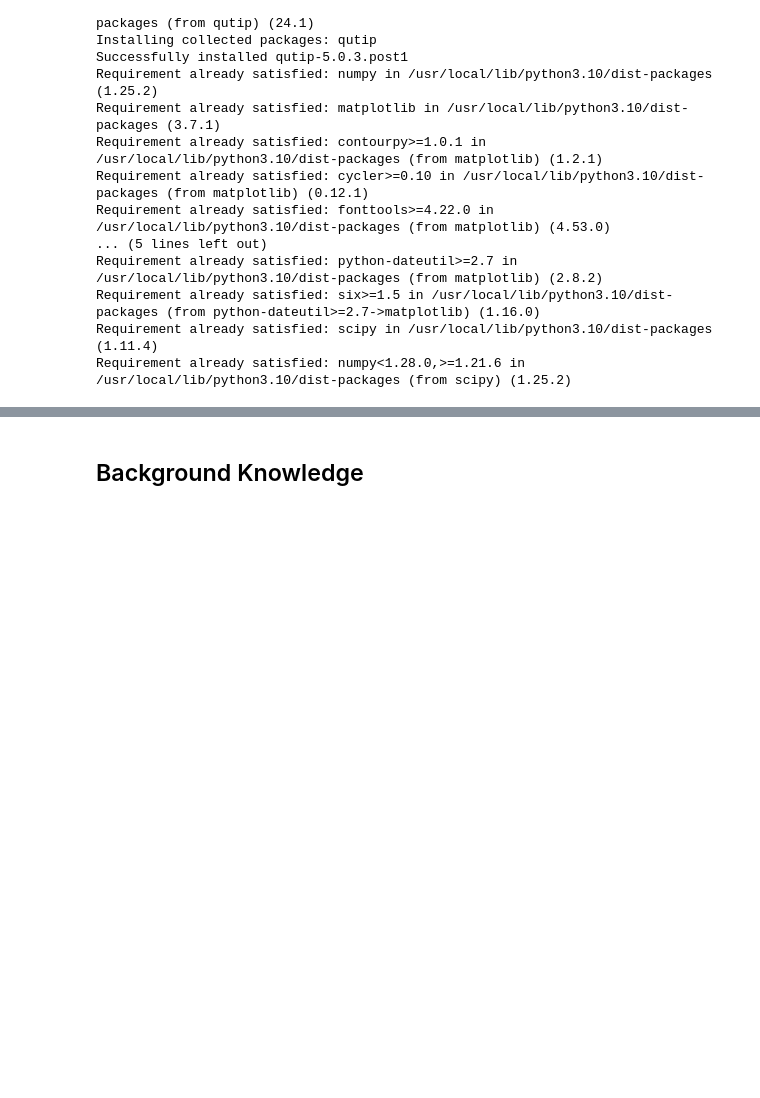
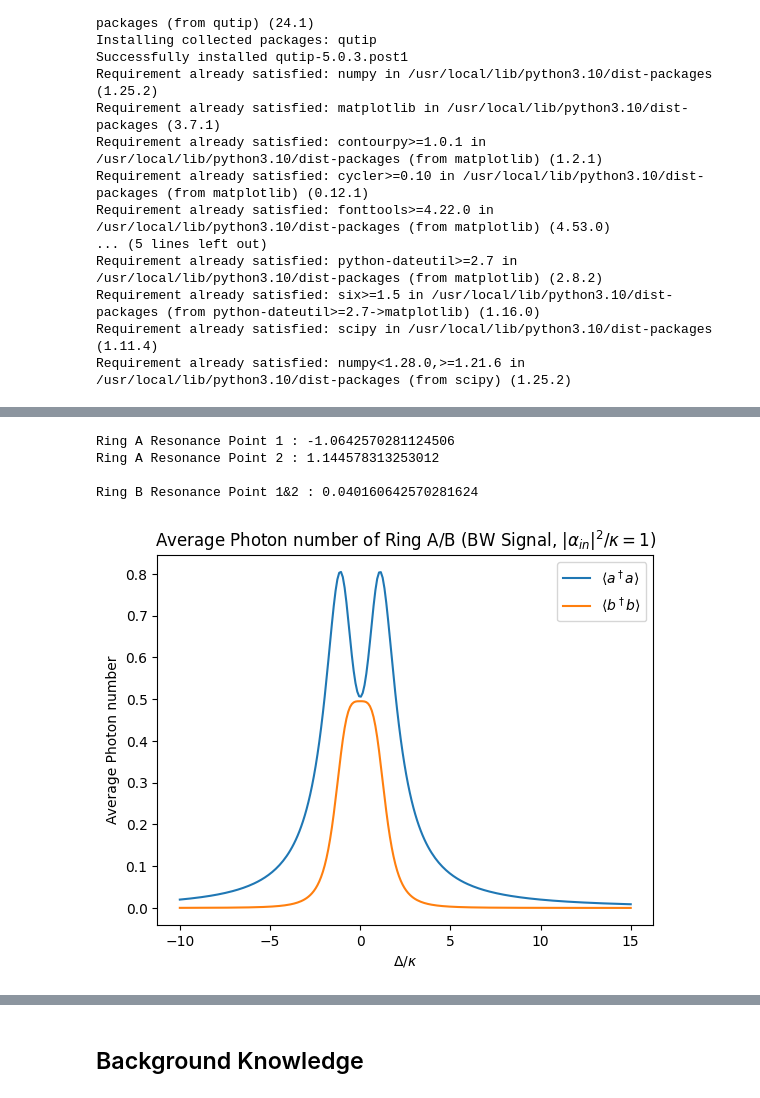
Before and after one commit to BrainConnection/Small_Project, a Jupyter notebook: Quantum Squeezing Induced Optical Nonreciprocity Reproduce.ipynb, the cells around one changed output, grey strips where cells are left out. Cells and saved outputs as stored; diff of their text form; code cells hidden in the pictures; blank space fills up the shorter version.

```diff
--- a/Quantum Squeezing Induced Optical Nonreciprocity Reproduce.ipynb
+++ b/Quantum Squeezing Induced Optical Nonreciprocity Reproduce.ipynb
@@ -34,0 +170,22 @@ import scipy.interpolate
+# %%
+# Average photon number of Ring A/B BW signal case
+
+plt.figure()
+plt.plot(detune_list, na_bw, label = r"$\langle a^\dagger a \rangle$")
+plt.plot(detune_list, nb_bw, label = r"$\langle b^\dagger b \rangle$")
+
+plt.legend()
+plt.title(r"Average Photon number of Ring A/B (BW Signal, $|\alpha_{in}|^2/\kappa = 1$)")
+plt.xlabel(r"$\Delta / \kappa$")
+plt.ylabel("Average Photon number")
+
+print("Ring A Resonance Point 1 : {0}".format(detune_list[np.argmax(na_bw[:100])]))
+print("Ring A Resonance Point 2 : {0}".format(detune_list[np.argmax(na_bw[100:])+100]))
+print()
+print("Ring B Resonance Point 1&2 : {0}".format(detune_list[np.argmax(nb_bw)]))
+# %% [output]
+Ring A Resonance Point 1 : -1.0642570281124506
+Ring A Resonance Point 2 : 1.144578313253012
+
+Ring B Resonance Point 1&2 : 0.040160642570281624
+[figure, added]
```
Also changed, not shown: parts of 49 cells of this notebook.
